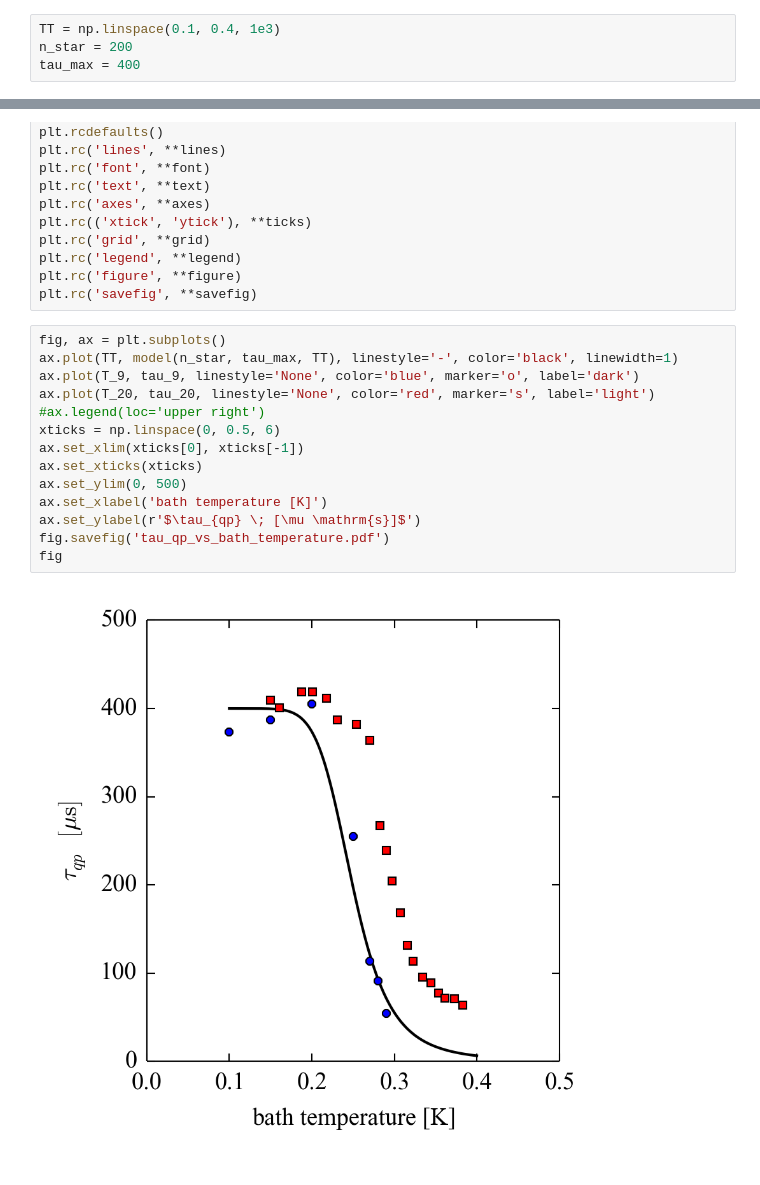
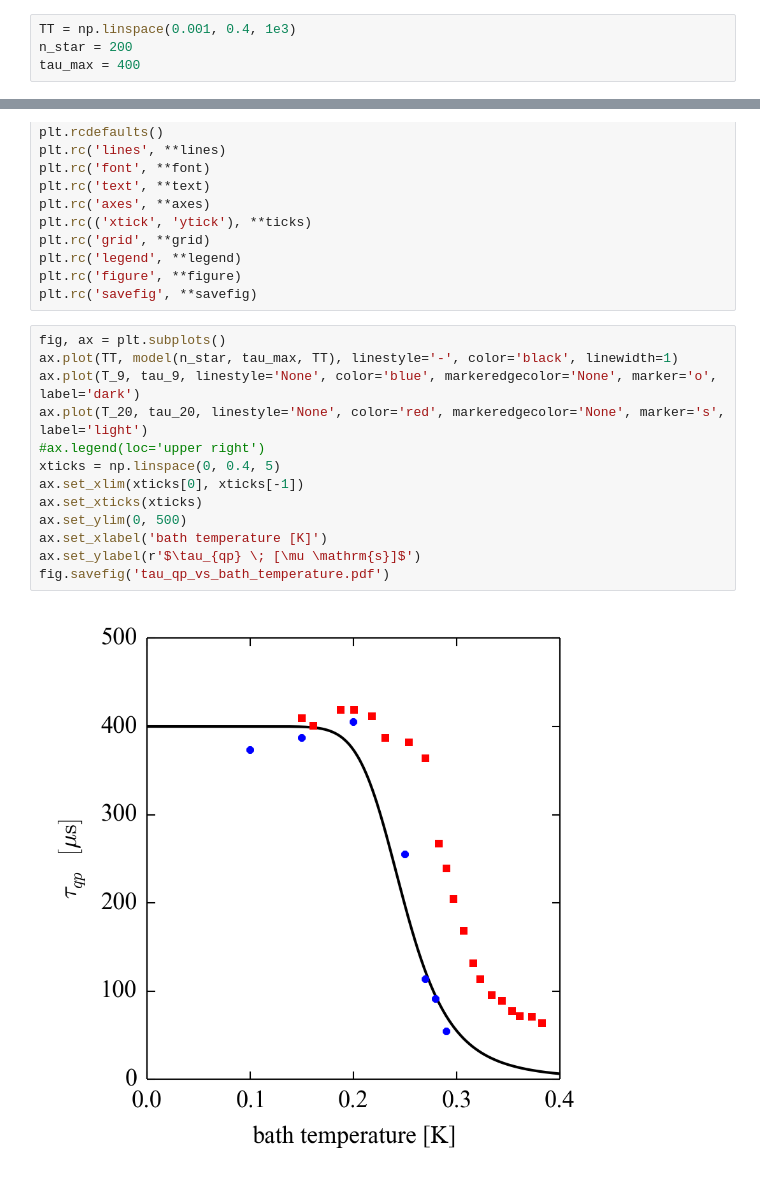
Before and after one commit to danielflanigan/ColumbiaCMB-notebooks, a Jupyter notebook: mkid/McCarrick_2014/tau_qp_vs_bath_temperature.ipynb, the cells around one changed output, grey strips where cells are left out. Drawn from its saved outputs; the diff is of its cells as text.

```diff
--- a/mkid/McCarrick_2014/tau_qp_vs_bath_temperature.ipynb
+++ b/mkid/McCarrick_2014/tau_qp_vs_bath_temperature.ipynb
@@ -60,7 +60,7 @@ def model(n_star, tau_max, T):
     tau_qp = tau_max / (1 + n_qp / n_star)
     return tau_qp
 # %%
-TT = np.linspace(0.1, 0.4, 1e3)
+TT = np.linspace(0.001, 0.4, 1e3)
 n_star = 200
 tau_max = 400
 # %%
@@ -101,16 +101,15 @@ plt.rc('savefig', **savefig)
 # %%
 fig, ax = plt.subplots()
 ax.plot(TT, model(n_star, tau_max, TT), linestyle='-', color='black', linewidth=1)
-ax.plot(T_9, tau_9, linestyle='None', color='blue', marker='o', label='dark')
-ax.plot(T_20, tau_20, linestyle='None', color='red', marker='s', label='light')
+ax.plot(T_9, tau_9, linestyle='None', color='blue', markeredgecolor='None', marker='o', label='dark')
+ax.plot(T_20, tau_20, linestyle='None', color='red', markeredgecolor='None', marker='s', label='light')
 #ax.legend(loc='upper right')
-xticks = np.linspace(0, 0.5, 6)
+xticks = np.linspace(0, 0.4, 5)
 ax.set_xlim(xticks[0], xticks[-1])
 ax.set_xticks(xticks)
 ax.set_ylim(0, 500)
 ax.set_xlabel('bath temperature [K]')
 ax.set_ylabel(r'$\tau_{qp} \; [\mu \mathrm{s}]$')
 fig.savefig('tau_qp_vs_bath_temperature.pdf')
-fig
 # %% [output]
-[figure, old version]
+[figure, new version]
```
Also changed, not shown: 2 other files.
